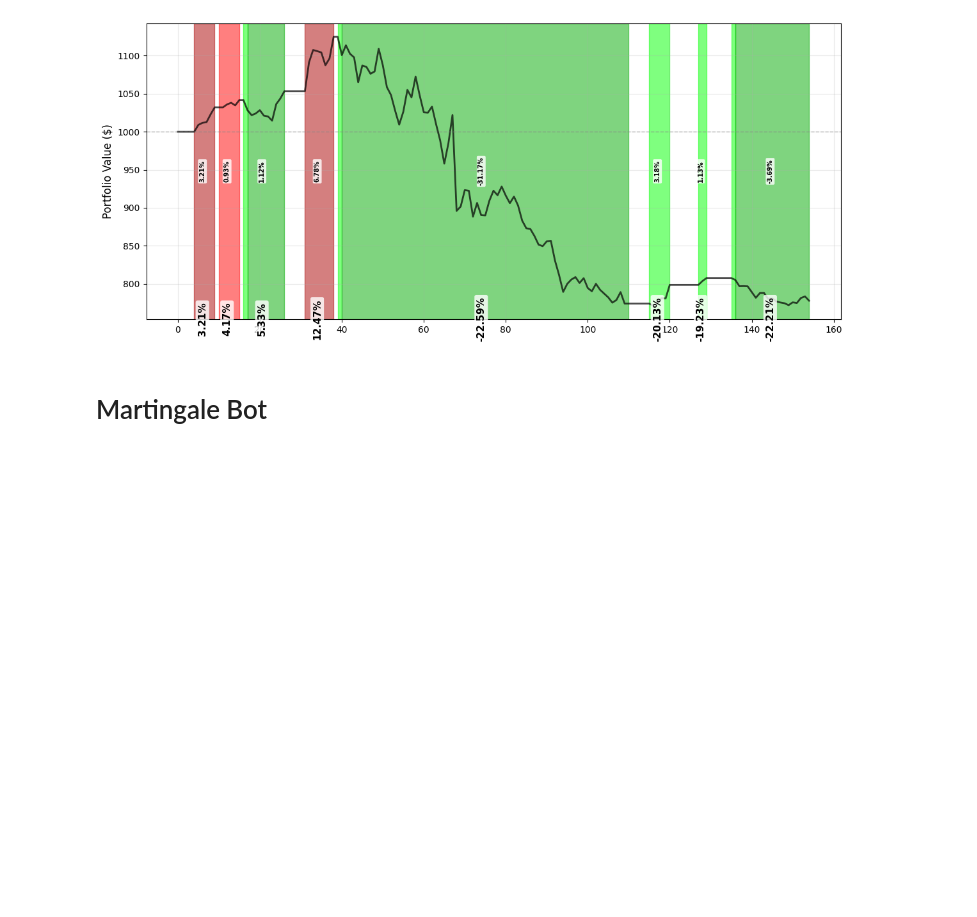
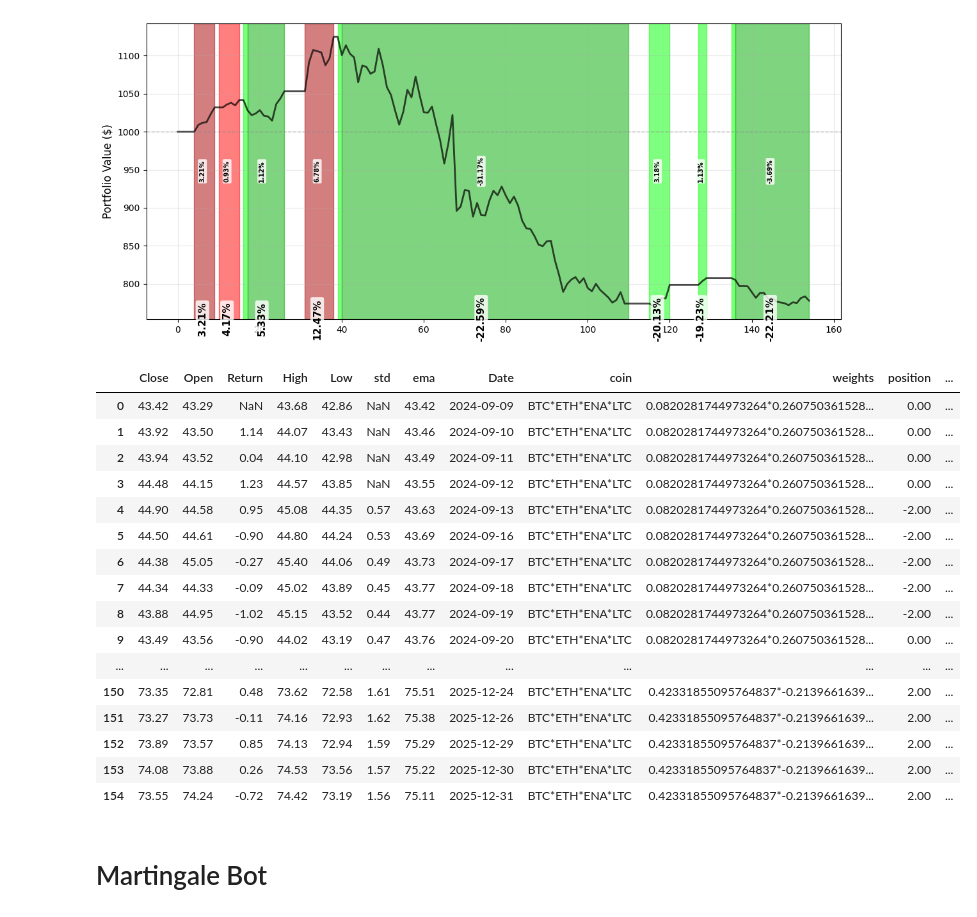
Before and after one commit to AminFiroozi/Trading-Algorithm-Project, a Jupyter notebook: Trading-Algorithm-Project.ipynb, the cells around one changed output. Saved outputs shown, nothing was run; the diff lists cells and outputs as text; code cells hidden in the pictures; blank space fills up the shorter version.

Commit message:
fix: mean reversion bot columnss

```diff
--- a/Trading-Algorithm-Project.ipynb
+++ b/Trading-Algorithm-Project.ipynb
@@ -1128,6 +1129,7 @@ def no_bias_mean_reversion_bot(initial_asset: int = 1000, start_date: str = "202
 
     result = {
         'group': group,
+        'weights': weights,
         'spread_df': spread_df,
         'ema_range': ema,
         'std_spread': std,
@@ -1136,6 +1138,8 @@ def no_bias_mean_reversion_bot(initial_asset: int = 1000, start_date: str = "202
 
     df = result['spread_df']
 
+    result['spread_df']['coin'] = "*".join(group)
+    result['spread_df']['weights'] = "*".join([str(weight) for weight in weights])
     x = 0.00 # Safety ratio
     result['spread_df']['short_signal1'] = np.where((df['Close'] > df['ema'] + df['std']) & (df['std'] > df['ema'] * x), 1, 0)
     result['spread_df']['short_signal2'] = np.where((df['Close'] > df['ema'] + 2 * df['std']) & (df['std'] > df['ema'] * x), 1, 0)
@@ -1203,7 +1207,6 @@ def no_bias_mean_reversion_bot(initial_asset: int = 1000, start_date: str = "202
     # ----------------------------------------------------------------------------------------------
 
     df = result['spread_df']
-    print(df)
 
     result['spread_df']['strategy_return'] = result['spread_df']['position'].shift(1) * result['spread_df']['Return'] / 2
     result['spread_df']['strategy_return'] = result['spread_df']['strategy_return'].fillna(0)
@@ -1301,7 +1304,7 @@ def no_bias_mean_reversion_bot(initial_asset: int = 1000, start_date: str = "202
 
 
     columns_to_drop = [
-        # 'short_crossover2', 'short_crossover1', 'long_crossover1', 'long_crossover2',
+        'short_crossover2', 'short_crossover1', 'long_crossover1', 'long_crossover2',
         'short_signal1', 'short_signal2', 'long_signal1', 'long_signal2', 'above_ema', 'below_ema',
         'ema_long_crossover', 'ema_short_crossover',
         'trade_id'
@@ -1314,6 +1317,8 @@ def no_bias_mean_reversion_bot(initial_asset: int = 1000, start_date: str = "202
     plt.show()
 
     return result, new_start_date
+
+# no_bias_mean_reversion_bot(INITIAL_ASSET, START_DATE, END_DATE)
 # %%
 mean_reversion_monthly_results = []
 starting_date = datetime(2024, 1, 1)
@@ -1519,6 +1456,28 @@ if not active_df.empty:
 plt.show()
 # %% [output]
 [figure]
+# %%
+mean_reversion_bot = final_df
+mean_reversion_bot['percent_invested'] = np.abs(mean_reversion_bot['position']) * 50
+mean_reversion_bot
+# %% [output]
+|  | Close | Open | Return | High | Low | std | ema | Date | coin | weights | position | ... |
+| 0 | 43.42 | 43.29 | NaN | 43.68 | 42.86 | NaN | 43.42 | 2024-09-09 | BTC*ETH*ENA*LTC | 0.0820281744973264*0.260750361528... | 0.00 | ... |
+| 1 | 43.92 | 43.50 | 1.14 | 44.07 | 43.43 | NaN | 43.46 | 2024-09-10 | BTC*ETH*ENA*LTC | 0.0820281744973264*0.260750361528... | 0.00 | ... |
+| 2 | 43.94 | 43.52 | 0.04 | 44.10 | 42.98 | NaN | 43.49 | 2024-09-11 | BTC*ETH*ENA*LTC | 0.0820281744973264*0.260750361528... | 0.00 | ... |
+| 3 | 44.48 | 44.15 | 1.23 | 44.57 | 43.85 | NaN | 43.55 | 2024-09-12 | BTC*ETH*ENA*LTC | 0.0820281744973264*0.260750361528... | 0.00 | ... |
+| 4 | 44.90 | 44.58 | 0.95 | 45.08 | 44.35 | 0.57 | 43.63 | 2024-09-13 | BTC*ETH*ENA*LTC | 0.0820281744973264*0.260750361528... | -2.00 | ... |
+| 5 | 44.50 | 44.61 | -0.90 | 44.80 | 44.24 | 0.53 | 43.69 | 2024-09-16 | BTC*ETH*ENA*LTC | 0.0820281744973264*0.260750361528... | -2.00 | ... |
+| 6 | 44.38 | 45.05 | -0.27 | 45.40 | 44.06 | 0.49 | 43.73 | 2024-09-17 | BTC*ETH*ENA*LTC | 0.0820281744973264*0.260750361528... | -2.00 | ... |
+| 7 | 44.34 | 44.33 | -0.09 | 45.02 | 43.89 | 0.45 | 43.77 | 2024-09-18 | BTC*ETH*ENA*LTC | 0.0820281744973264*0.260750361528... | -2.00 | ... |
+| 8 | 43.88 | 44.95 | -1.02 | 45.15 | 43.52 | 0.44 | 43.77 | 2024-09-19 | BTC*ETH*ENA*LTC | 0.0820281744973264*0.260750361528... | -2.00 | ... |
+| 9 | 43.49 | 43.56 | -0.90 | 44.02 | 43.19 | 0.47 | 43.76 | 2024-09-20 | BTC*ETH*ENA*LTC | 0.0820281744973264*0.260750361528... | 0.00 | ... |
+| ... | ... | ... | ... | ... | ... | ... | ... | ... | ... | ... | ... | ... |
+| 150 | 73.35 | 72.81 | 0.48 | 73.62 | 72.58 | 1.61 | 75.51 | 2025-12-24 | BTC*ETH*ENA*LTC | 0.42331855095764837*-0.2139661639... | 2.00 | ... |
+| 151 | 73.27 | 73.73 | -0.11 | 74.16 | 72.93 | 1.62 | 75.38 | 2025-12-26 | BTC*ETH*ENA*LTC | 0.42331855095764837*-0.2139661639... | 2.00 | ... |
+| 152 | 73.89 | 73.57 | 0.85 | 74.13 | 72.94 | 1.59 | 75.29 | 2025-12-29 | BTC*ETH*ENA*LTC | 0.42331855095764837*-0.2139661639... | 2.00 | ... |
+| 153 | 74.08 | 73.88 | 0.26 | 74.53 | 73.56 | 1.57 | 75.22 | 2025-12-30 | BTC*ETH*ENA*LTC | 0.42331855095764837*-0.2139661639... | 2.00 | ... |
+| 154 | 73.55 | 74.24 | -0.72 | 74.42 | 73.19 | 1.56 | 75.11 | 2025-12-31 | BTC*ETH*ENA*LTC | 0.42331855095764837*-0.2139661639... | 2.00 | ... |
 # %% [markdown]
 # Martingale Bot
 # %%
```
Also changed, not shown: parts of 6 cells of this notebook, 1 other file.
